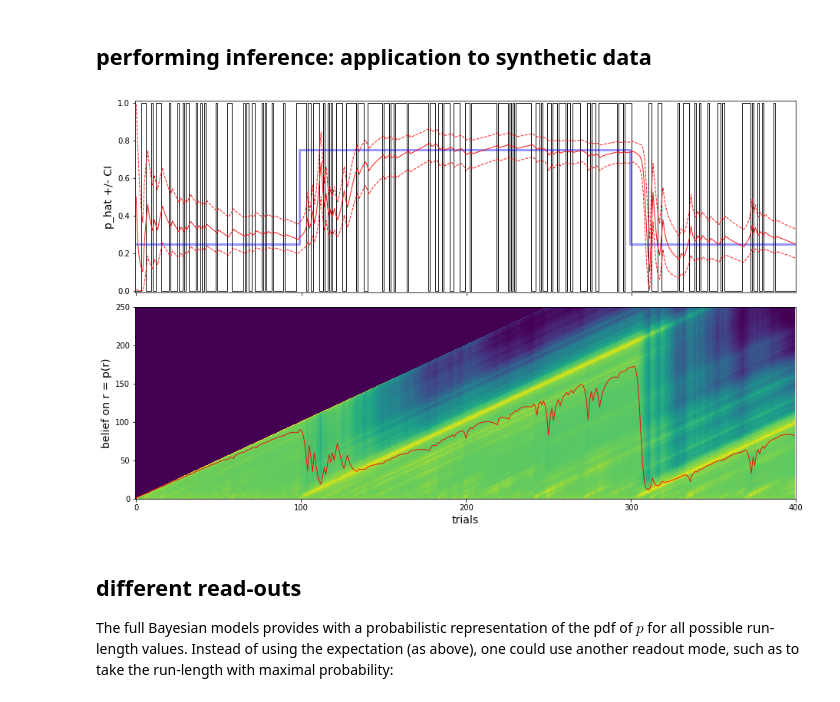
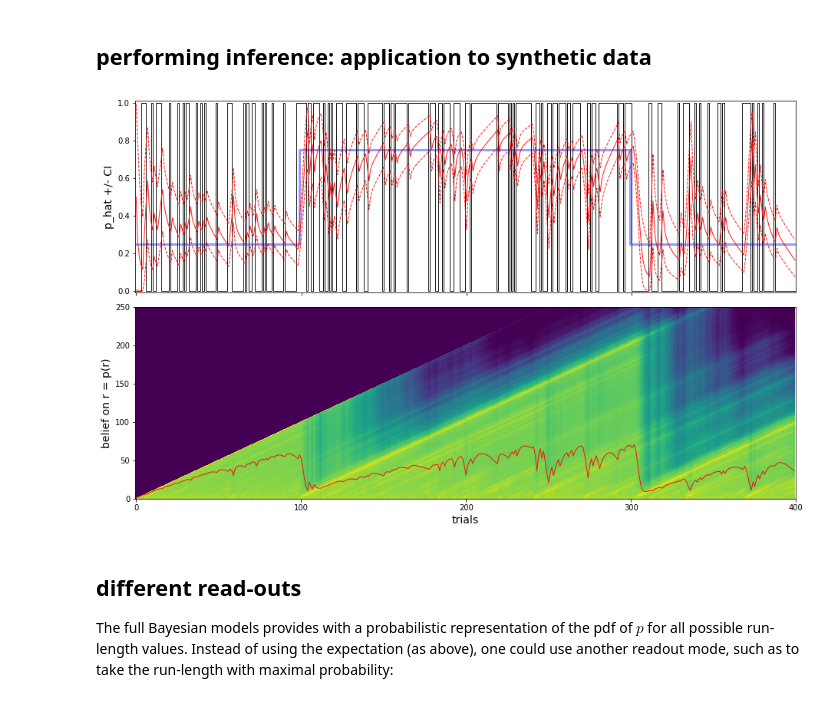
Before and after one commit to laurentperrinet/bayesianchangepoint, a Jupyter notebook: notebooks/A_basics.ipynb, the cells around one changed output. Cells and saved outputs as stored; diff of their text form; code cells hidden in the pictures.

```diff
--- a/notebooks/A_basics.ipynb
+++ b/notebooks/A_basics.ipynb
@@ -104,15 +104,15 @@ print(L)
 # %%
 T = 400
 mode = 'expectation'
 p_gen = .25 * np.ones(T)
 p_gen[100:300] = .75
 np.random.seed(42)
 o = 1 * (p_gen > np.random.rand(T))
 
-p_bar, r, beliefs = bcp.inference(o, h=1/200, p0=.5)
+p_bar, r, beliefs = bcp.inference(o, h=1/40, p0=.5)
 fig, axs = bcp.plot_inference(o, p_gen, p_bar, r, beliefs, max_run_length=250, mode=mode)
 # %% [output]
-[figure, old version]
+[figure, new version]
 # %% [markdown]
 ## different read-outs
 
```
Also changed, not shown: parts of 6 cells of this notebook, 3 other files.
